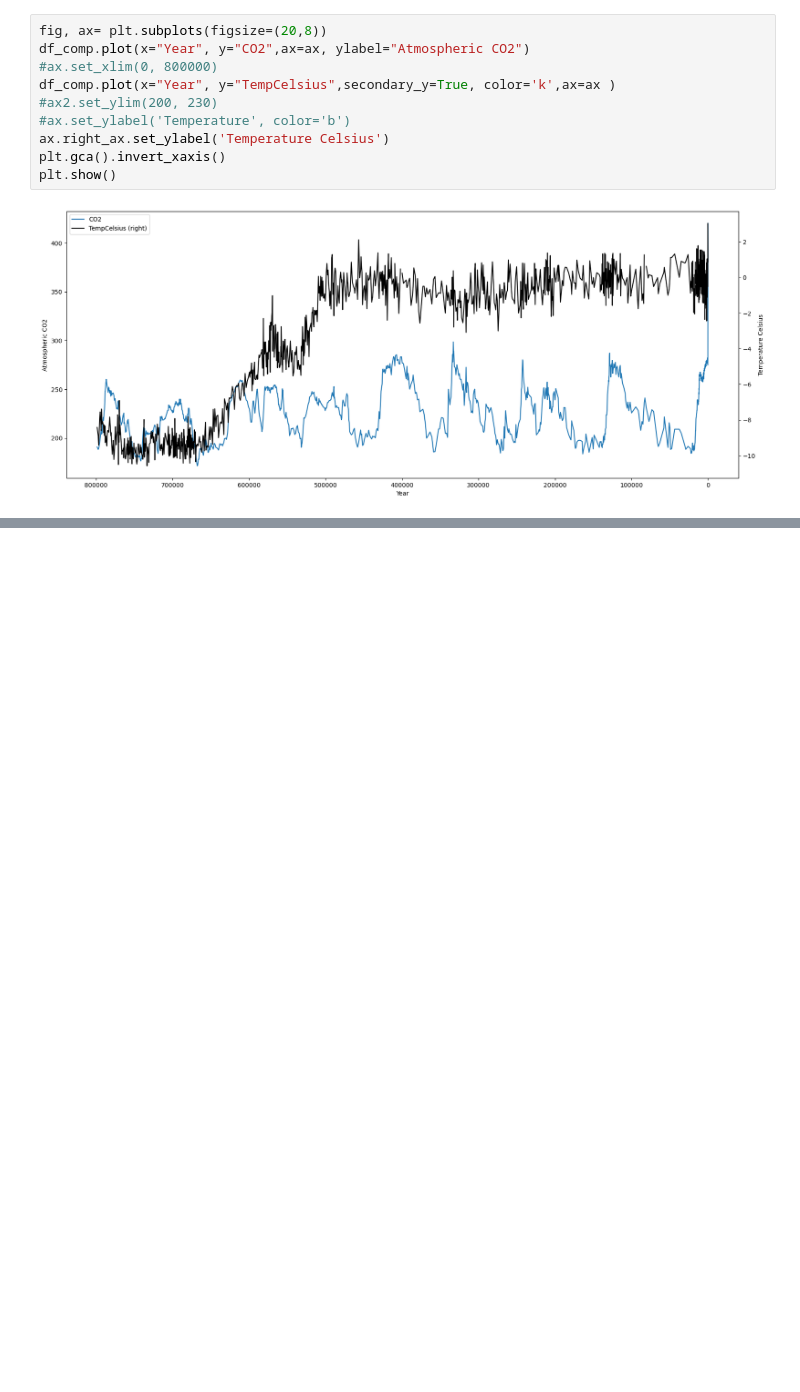
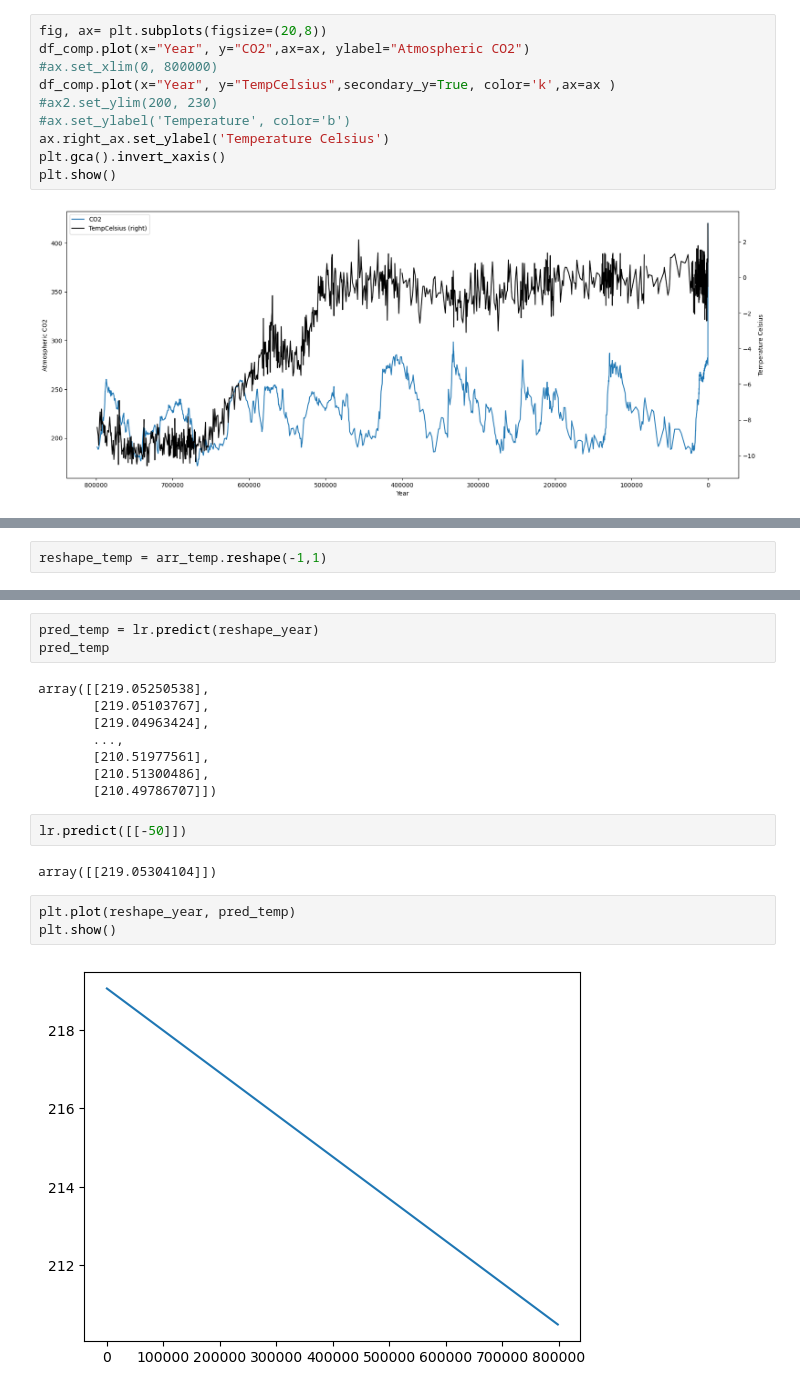
Before and after one commit to mickalleny2k/PfDA_Project2, a Jupyter notebook: project.ipynb, the cells around one changed output, grey strips where cells are left out. Saved outputs shown, nothing was run; the diff lists cells and outputs as text; blank space fills up the shorter version.

```diff
--- a/project.ipynb
+++ b/project.ipynb
@@ -437,0 +512,2 @@ plt.show()
+# %%
+reshape_temp = arr_temp.reshape(-1,1)
@@ -437,0 +519,20 @@ plt.show()
+# %%
+pred_temp = lr.predict(reshape_year)
+pred_temp
+# %% [output]
+array([[219.05250538],
+       [219.05103767],
+       [219.04963424],
+       ...,
+       [210.51977561],
+       [210.51300486],
+       [210.49786707]])
+# %%
+lr.predict([[-50]])
+# %% [output]
+array([[219.05304104]])
+# %%
+plt.plot(reshape_year, pred_temp)
+plt.show()
+# %% [output]
+[figure, added]
```
Also changed, not shown: parts of 13 cells of this notebook.
